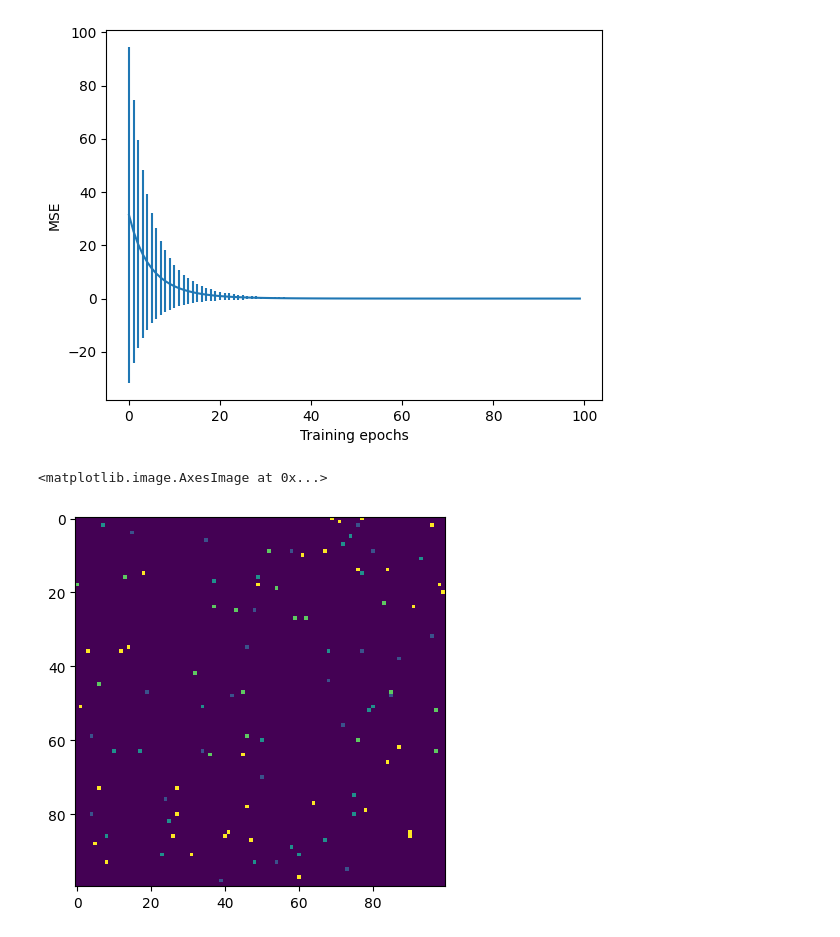
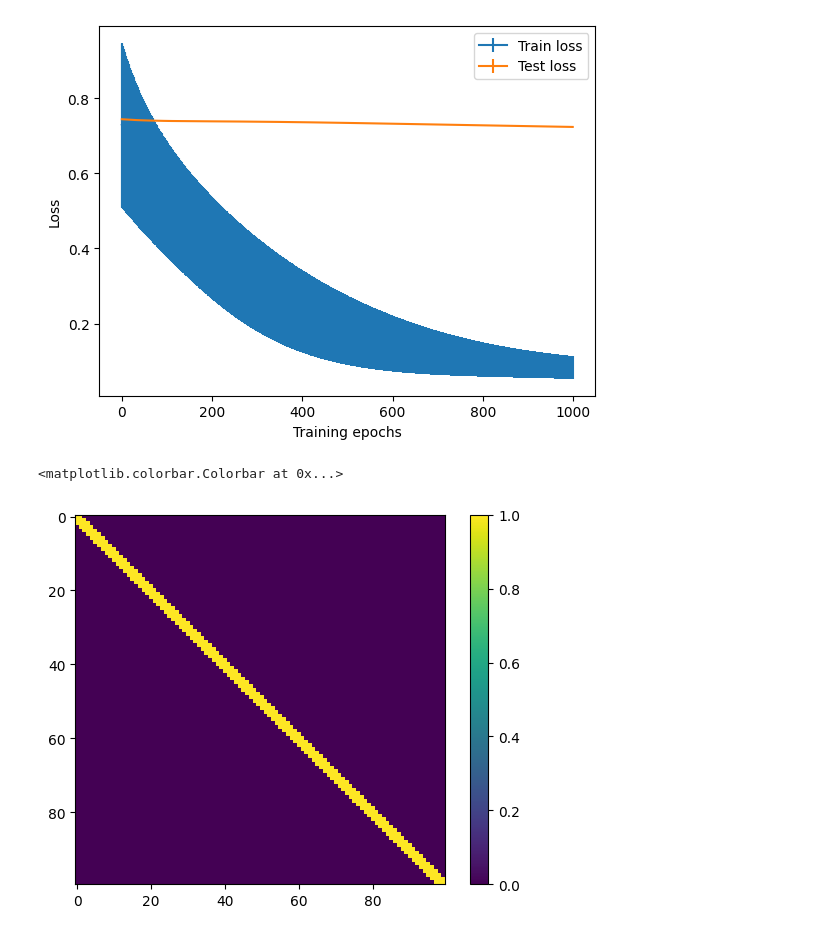
Before and after one commit to stefanpate/rcgnn, a Jupyter notebook: notebooks/mf_rosenthal.ipynb, the cells around one changed output. Saved outputs shown, nothing was run; the diff lists cells and outputs as text; code cells hidden in the pictures.

Commit message:
Initial experiments with matrix factorization in pytorch using toy data.

```diff
--- a/notebooks/mf_rosenthal.ipynb
+++ b/notebooks/mf_rosenthal.ipynb
@@ -21,3 +70,36 @@ ratings = ratings.toarray()
+# %%
+# Generate adjacency matrix
+
+graph_type = 'knn' # random netflix knn
+
+if graph_type == 'lattice':
+    lattice2d = nx.grid_2d_graph(np.sqrt(n_users).astype(int), np.sqrt(n_items).astype(int))
+    ratings = nx.adjacency_matrix(lattice2d)
+    ratings = ratings.toarray()
+    obs_pairs = list(zip(*ratings.nonzero()))
+
+elif graph_type == 'knn':
+    obs_pairs = []
+    for i in range(n_users):
+        for j in range(max(0, i - k), min(i + k, n_items)):
+            obs_pairs.append((i, j))
+
+    ratings = np.zeros(shape=(n_users, n_items))
+    nz_rows, nz_cols = [np.array(elt) for elt in list(zip(*obs_pairs))]
+    ratings[nz_rows, nz_cols] = 1
+
+
+# Train test split
+last_obs_idx = int(n_obs * train_split)
+# last_unobs_idx = int(n_unobs * train_split)
+obs_pairs = rng.permutation(obs_pairs)
+obs_pairs_train, obs_pairs_test = obs_pairs[:last_obs_idx], obs_pairs[last_obs_idx:]
+obs_pairs_train, obs_pairs_test = np.array(obs_pairs[:last_obs_idx]), np.array(obs_pairs[last_obs_idx:])
+# unobs_pairs_train, unobs_pairs_test = np.array(unobs_pairs[:last_unobs_idx]).reshape(-1, 2), np.array(unobs_pairs[last_unobs_idx:]).reshape(-1, 2) # Reshape in case empty
+# train_data = np.vstack((obs_pairs_train, unobs_pairs_train)).astype(int)
+# test_data = np.vstack((obs_pairs_test, unobs_pairs_test)).astype(int)
+test_data = np.array(obs_pairs_test).astype(int)
+obs_pairs = [tuple(elt) for elt in obs_pairs] # Back to this for negative sampling later
 # %%
 class MatrixFactorization(torch.nn.Module):
     def __init__(self, n_users, n_items, n_factors=20):
@@ -69,15 +206,19 @@ for ep in range(n_epochs):
 # %%
 ave_loss, std_loss = list(zip(*loss_curve))
 
-plt.errorbar(x=np.arange(n_epochs), y=ave_loss, yerr=std_loss)
+plt.errorbar(x=np.arange(n_epochs), y=ave_loss, yerr=std_loss, label="Train loss")
+ave_loss, std_loss = list(zip(*test_loss_curve))
+plt.errorbar(x=np.arange(n_epochs), y=ave_loss, yerr=std_loss, label="Test loss")
 plt.xlabel('Training epochs')
-plt.ylabel('MSE')
+plt.ylabel('Loss')
+plt.legend()
 plt.show()
 # %% [output]
-[figure, old version]
+[figure, new version]
 # %%
 plt.imshow(ratings)
+plt.colorbar()
 # %% [output]
-<matplotlib.image.AxesImage at 0x...>
+<matplotlib.colorbar.Colorbar at 0x...>
-[figure, old version]
+[figure, new version]
 # %%
```
Also changed, not shown: parts of 19 cells of this notebook, 19 other files.
